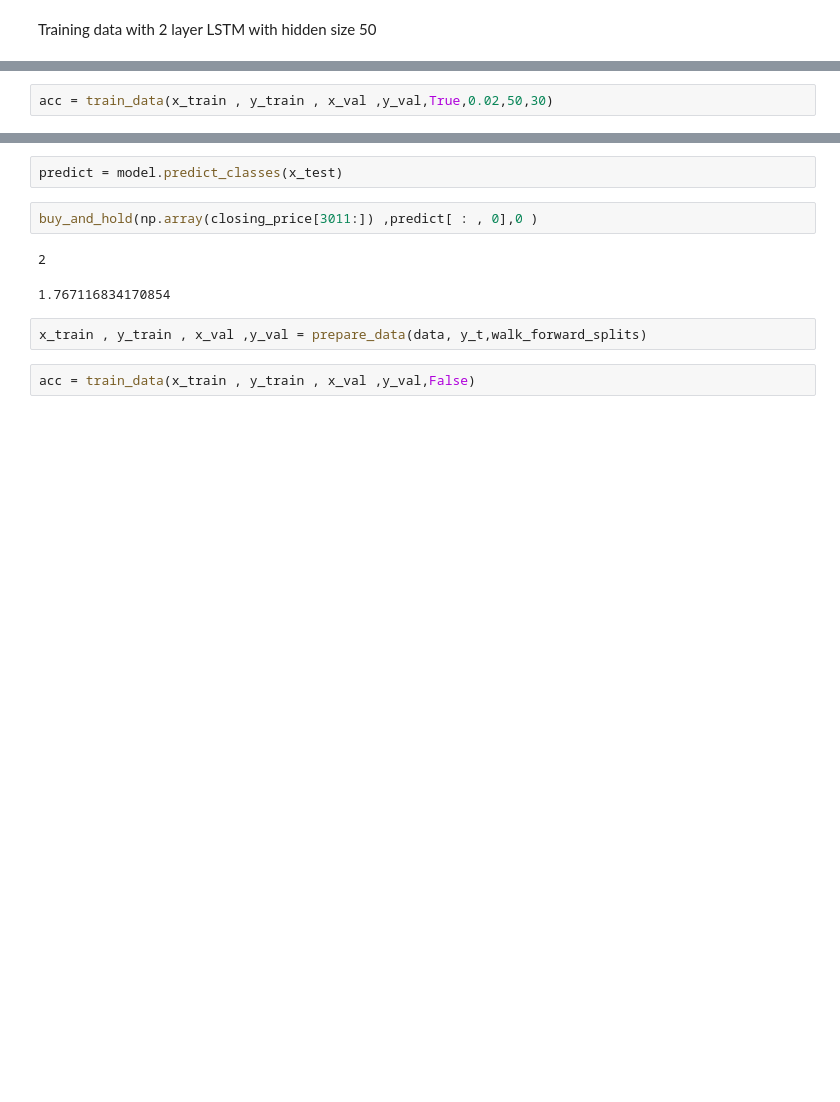
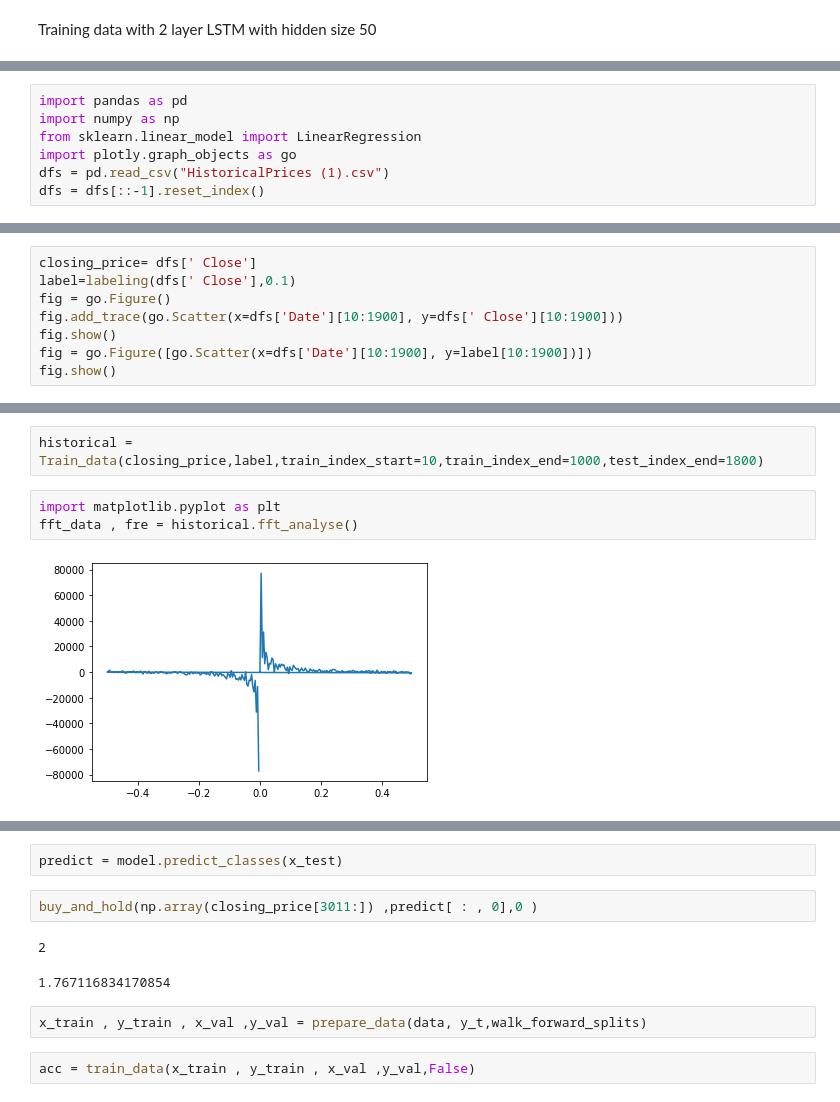
Before and after one commit to fshnkarimi/Labeling, a Jupyter notebook: Time_Series_Labelling.ipynb, the cells around one changed output, grey strips where cells are left out. Drawn from its saved outputs; the diff is of its cells as text; blank space fills up the shorter version.

```diff
--- a/Time_Series_Labelling.ipynb
+++ b/Time_Series_Labelling.ipynb
@@ -632,2 +654,0 @@ x_train , y_train , x_val ,y_val = prepare_data(data, y_t,comb_purged_splits,1)
-# %%
-acc = train_data(x_train , y_train , x_val ,y_val,True,0.02,50,30)
@@ -655,0 +784,7 @@ np.mean(acc)
+# %%
+import pandas as pd
+import numpy as np
+from sklearn.linear_model import LinearRegression
+import plotly.graph_objects as go
+dfs = pd.read_csv("HistoricalPrices (1).csv")
+dfs = dfs[::-1].reset_index()
@@ -655,0 +807,8 @@ np.mean(acc)
+# %%
+closing_price= dfs[' Close']
+label=labeling(dfs[' Close'],0.1)
+fig = go.Figure()
+fig.add_trace(go.Scatter(x=dfs['Date'][10:1900], y=dfs[' Close'][10:1900]))
+fig.show()
+fig = go.Figure([go.Scatter(x=dfs['Date'][10:1900], y=label[10:1900])])
+fig.show()
@@ -655,0 +827,7 @@ np.mean(acc)
+# %%
+historical = Train_data(closing_price,label,train_index_start=10,train_index_end=1000,test_index_end=1800)
+# %%
+import matplotlib.pyplot as plt
+fft_data , fre = historical.fft_analyse()
+# %% [output]
+[figure, added]
```
Also changed, not shown: parts of 59 cells of this notebook.
